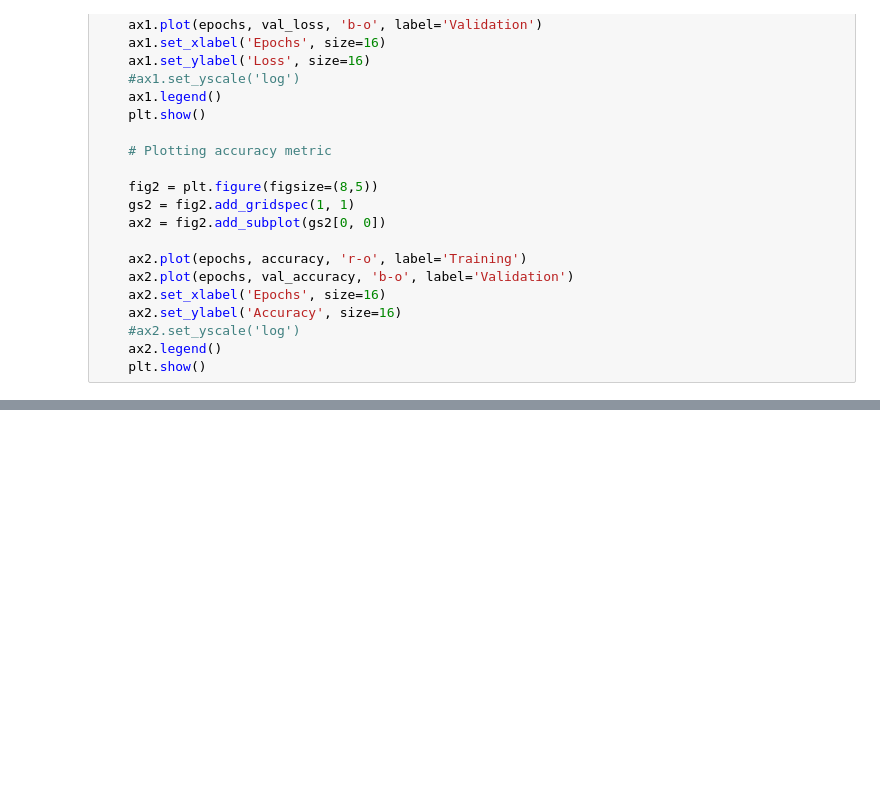
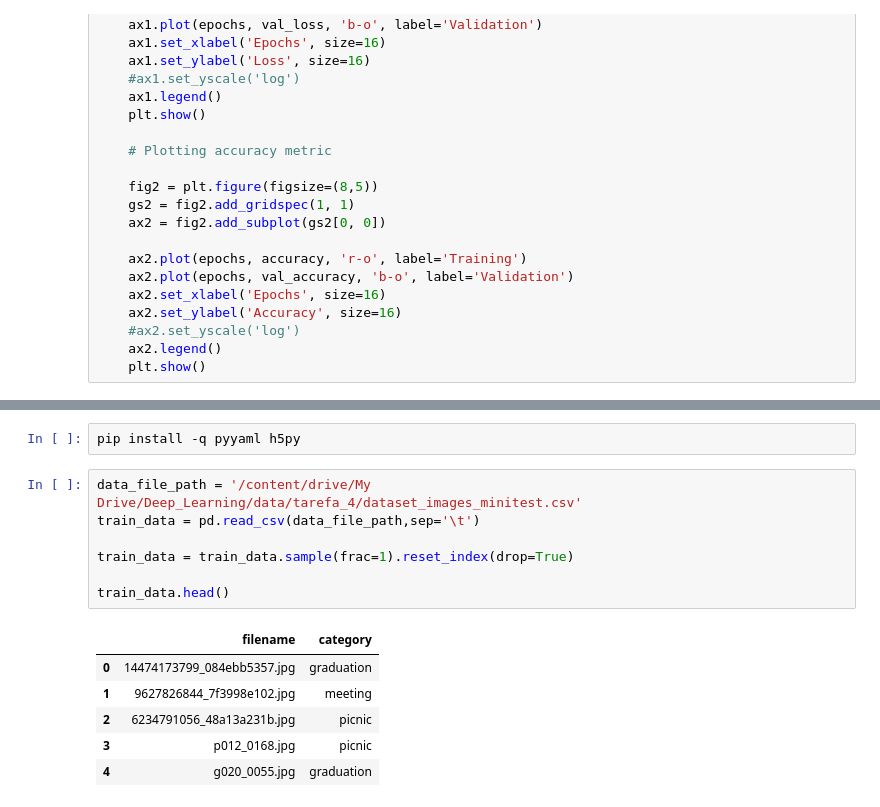
Before and after one commit to Lipinor/deep_learning_cbpf, a Jupyter notebook: tarefa_4.ipynb, the cells around one changed output, grey strips where cells are left out. Saved outputs shown, nothing was run; the diff lists cells and outputs as text; blank space fills up the shorter version.

```diff
--- a/tarefa_4.ipynb
+++ b/tarefa_4.ipynb
@@ -292,0 +322,16 @@ la_plots(history)
+# %%
+pip install -q pyyaml h5py
+# %%
+data_file_path = '/content/drive/My Drive/Deep_Learning/data/tarefa_4/dataset_images_minitest.csv'
+train_data = pd.read_csv(data_file_path,sep='\t')
+
+train_data = train_data.sample(frac=1).reset_index(drop=True)
+
+train_data.head()
+# %% [output]
+|  | filename | category |
+| 0 | 14474173799_084ebb5357.jpg | graduation |
+| 1 | 9627826844_7f3998e102.jpg | meeting |
+| 2 | 6234791056_48a13a231b.jpg | picnic |
+| 3 | p012_0168.jpg | picnic |
+| 4 | g020_0055.jpg | graduation |
```
Also changed, not shown: parts of 34 cells of this notebook.
